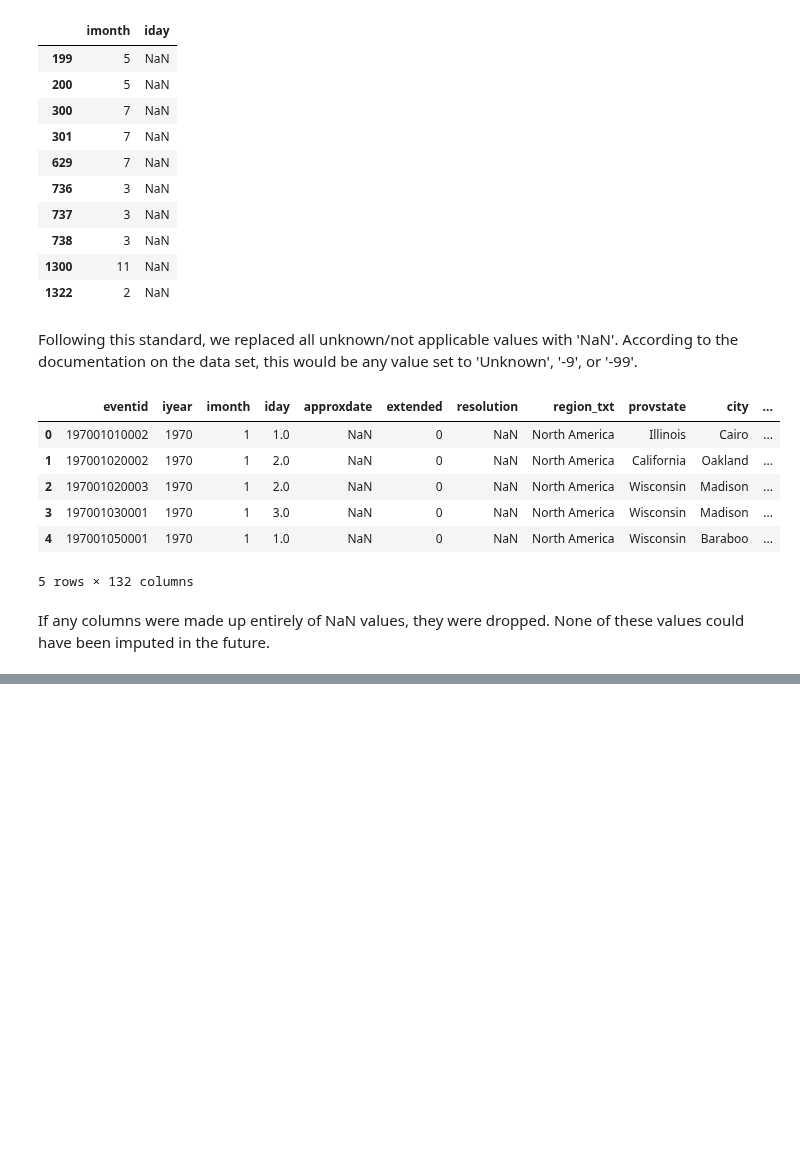
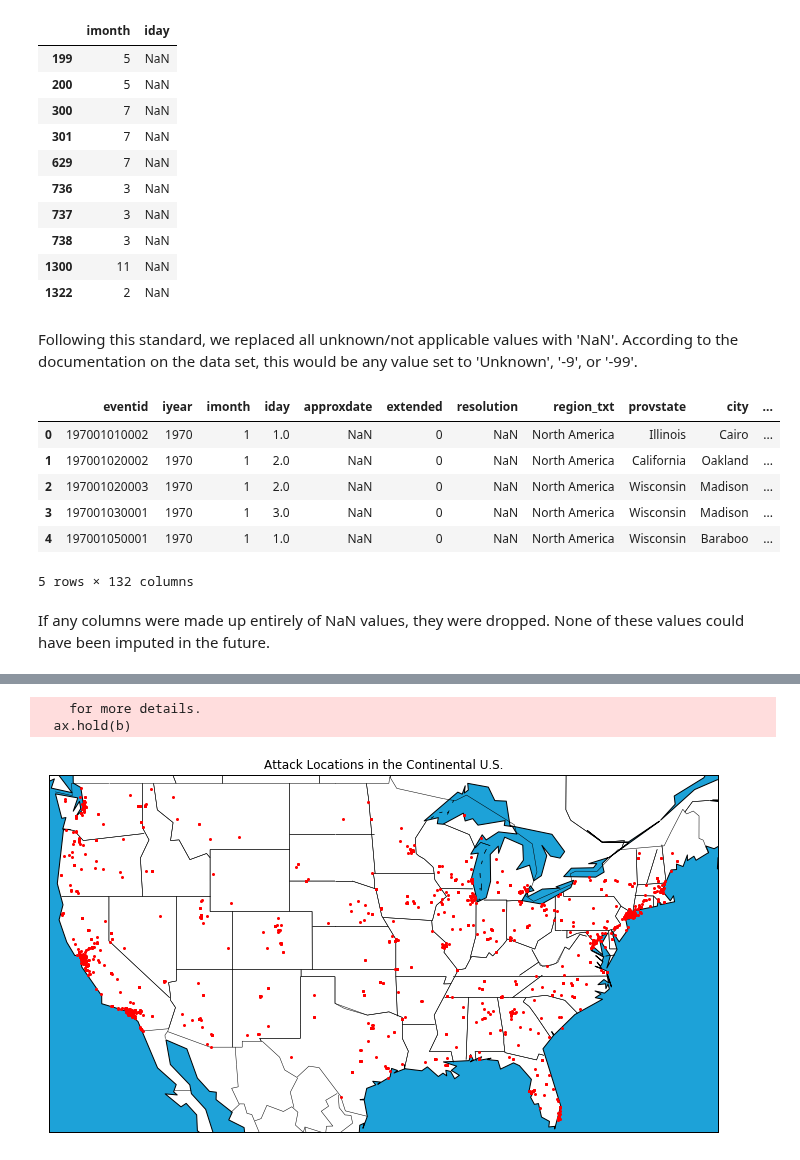
Before and after one commit to jakecarlson1/machine-learning-labs, a Jupyter notebook: Lab1/Lab 1 - Exploring Table Data.ipynb, the cells around one changed output, grey strips where cells are left out. Saved outputs shown, nothing was run; the diff lists cells and outputs as text; code cells hidden in the pictures; blank space fills up the shorter version.

Commit message:
Adds some graphs and data imputation

```diff
--- a/Lab1/Lab 1 - Exploring Table Data.ipynb
+++ b/Lab1/Lab 1 - Exploring Table Data.ipynb
@@ -285,3 +306,31 @@ df = df.dropna(axis=1,how='all')
 # export to csv
 
 df.to_csv('../data/us_only_clean.csv', sep=',')
+# %%
+# generated using help from the following tutorial:
+# http://www.datadependence.com/2016/06/creating-map-visualisations-in-python/
+import matplotlib.pyplot as plt
+from mpl_toolkits.basemap import Basemap
+import warnings
+warnings.simplefilter('ignore', DeprecationWarning)
+%matplotlib inline
+westlimit=-125.33
+southlimit=24.69
+eastlimit=-66.09
+northlimit=49.5
+fig = plt.figure(figsize=(12,12))
+m = Basemap(resolution='c', projection='merc', lat_0=(northlimit-southlimit)/2, lon_0=(westlimit-eastlimit)/2,
+           llcrnrlon=westlimit, llcrnrlat=southlimit, urcrnrlon=eastlimit, urcrnrlat=northlimit)
+m.drawcoastlines()
+m.fillcontinents(color='#FFFFFF', lake_color='#1DA2D8')
+m.drawstates()
+m.drawcountries()
+m.drawmapboundary(fill_color='#1DA2D8')
+x, y = m(df.longitude.tolist(), df.latitude.tolist())
+m.plot(x, y, 'o', markersize=2, color='#FF0000', alpha=1)
+plt.title('Attack Locations in the Continental U.S.')
+plt.show()
+# %% [output]
+    for more details.
+  ax.hold(b)
+[figure, added]
```
Also changed, not shown: parts of 6 cells of this notebook.
